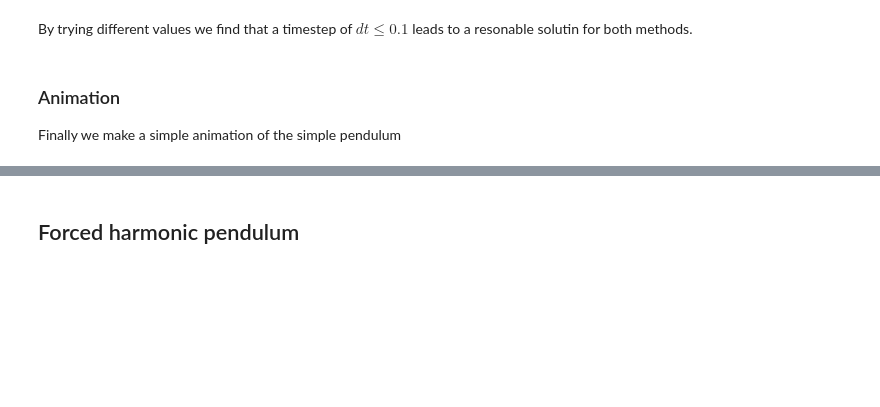
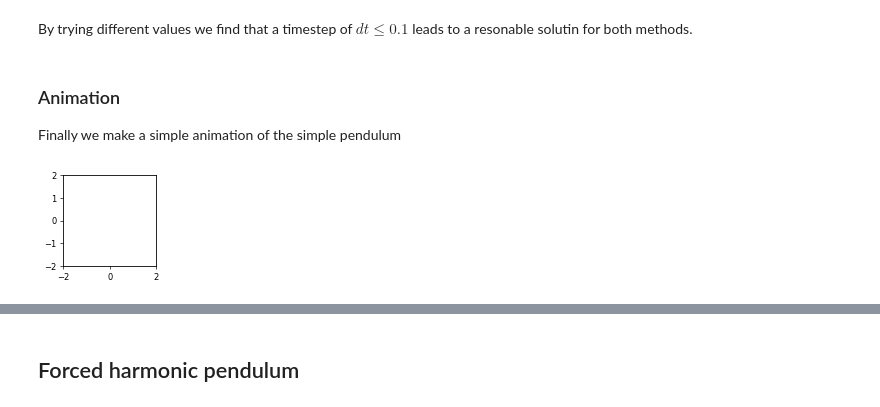
Before and after one commit to kaprests/Pendulum, a Jupyter notebook: pendulum2.ipynb, the cells around one changed output, grey strips where cells are left out. Saved outputs shown, nothing was run; the diff lists cells and outputs as text; code cells hidden in the pictures; blank space fills up the shorter version.

```diff
--- a/pendulum2.ipynb
+++ b/pendulum2.ipynb
@@ -387,30 +408,32 @@ Finally we make a simple animation of the simple pendulum
 # %%
 '''Animation'''
 # cartesian coordinates of the pendulum tip
 timesteps = int(sim_time/dt) # back to the old number of time steps
 x = np.sin(theta_vec_RK45)
 y = -np.cos(theta_vec_RK45)
 
 
 # Set up fig and stuff for the animated plot
 fig = plt.figure(figsize=(2,2), dpi=60)
 ax = plt.axes(xlim=(-2, 2), ylim=(-2, 2))
 string, = ax.plot([], [], lw=2)
 mass = plt.Circle((x[0], y[0]), 0.05, color='blue')
 
 
 def init():
     string.set_data([],[])
     ax.add_artist(mass)
     return string,
 
 
 def animate(i):
     mass.center = (x[i], y[i])
     string.set_data([0, x[i]], [0, y[i]])
     return string, mass
 
 
-anim = FuncAnimation(fig, animate, init_func=init, frames=timesteps, interval=1000*dt, blit=True)
-plt.close(anim._fig)
-HTML(anim.to_html5_video())
+#anim = FuncAnimation(fig, animate, init_func=init, frames=timesteps, interval=1000*dt, blit=True)
+#plt.close(anim._fig)
+#HTML(anim.to_html5_video())
+# %% [output]
+[figure, added]
```
Also changed, not shown: parts of 15 cells of this notebook.
